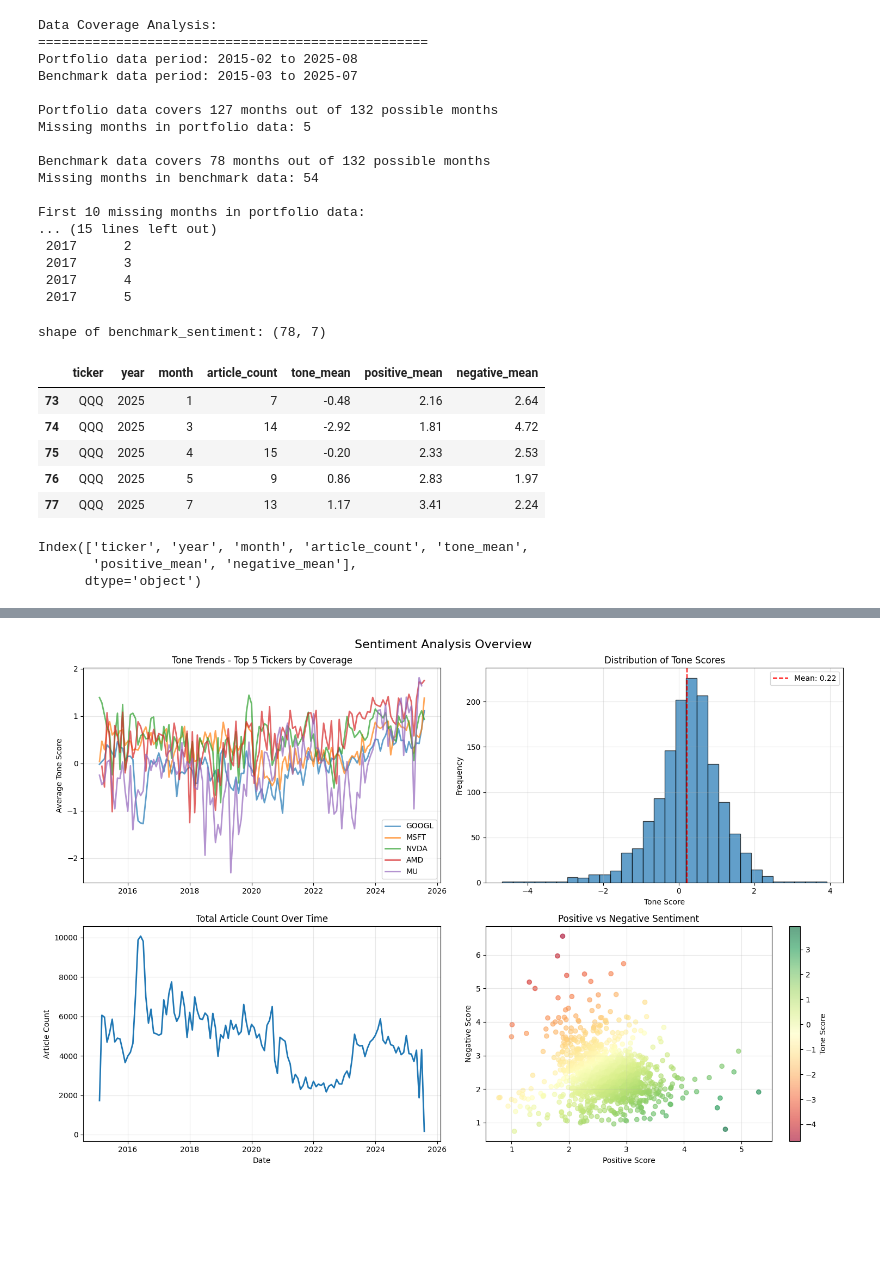
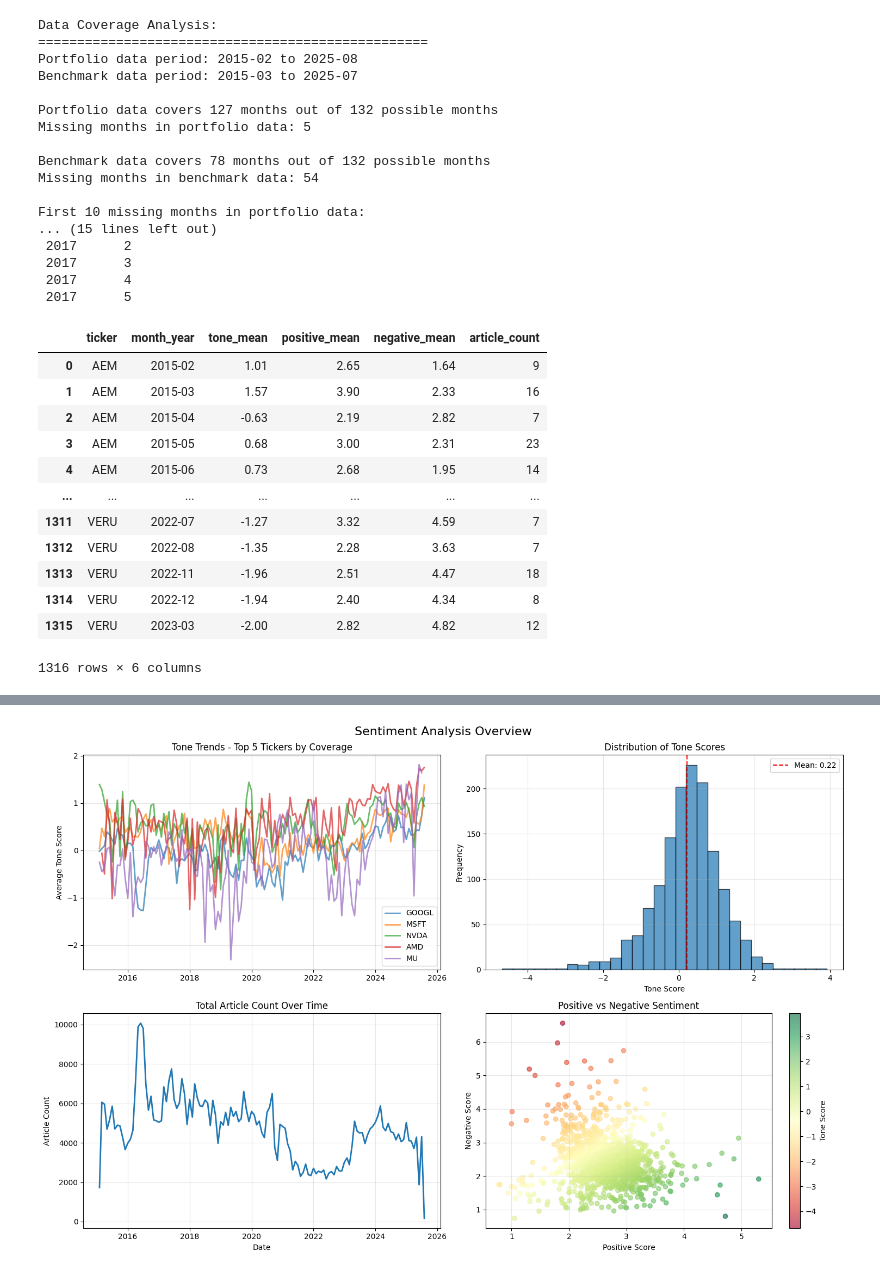
Before and after one commit to natalia-marko/reinforcement-learning-in-finance, a Jupyter notebook: harlf_last_version/news_scraper/0_v2tone_precomputed_analysis.ipynb, the cells around one changed output, grey strips where cells are left out. Cells and saved outputs as stored; diff of their text form; code cells hidden in the pictures; blank space fills up the shorter version.

Commit message:
finished statistical analysis on scraped sentiment data

```diff
--- a/harlf_last_version/news_scraper/0_v2tone_precomputed_analysis.ipynb
+++ b/harlf_last_version/news_scraper/0_v2tone_precomputed_analysis.ipynb
@@ -85,23 +85,27 @@ First 10 missing months in portfolio data:
  2017      3
  2017      4
  2017      5
-# %%
-col_to_keep = ['ticker', 'year', 'month', 'article_count', 'tone_mean', 'positive_mean', 'negative_mean']
-portfolio_tickers_sentiment =  portfolio_tickers_sentiment[col_to_keep]
-benchmark_sentiment = benchmark_sentiment[col_to_keep]
-print(f"shape of benchmark_sentiment: {benchmark_sentiment.shape}")
-benchmark_sentiment.tail()
-# %% [output]
-shape of benchmark_sentiment: (78, 7)
-|  | ticker | year | month | article_count | tone_mean | positive_mean | negative_mean |
-| 73 | QQQ | 2025 | 1 | 7 | -0.48 | 2.16 | 2.64 |
-| 74 | QQQ | 2025 | 3 | 14 | -2.92 | 1.81 | 4.72 |
-| 75 | QQQ | 2025 | 4 | 15 | -0.20 | 2.33 | 2.53 |
-| 76 | QQQ | 2025 | 5 | 9 | 0.86 | 2.83 | 1.97 |
-| 77 | QQQ | 2025 | 7 | 13 | 1.17 | 3.41 | 2.24 |
-# %%
-benchmark_sentiment.columns
-# %% [output]
-Index(['ticker', 'year', 'month', 'article_count', 'tone_mean',
-       'positive_mean', 'negative_mean'],
-      dtype='object')
+# %%
+def prepare_sentiment_data(df):
+    # Create month_year string column for easier date handling
+    df['month_year'] = df['year'].astype(str) + '-' + df['month'].astype(str)
+    # Convert to datetime and format as YYYY-MM
+    df['month_year'] = pd.to_datetime(df['month_year'], format='%Y-%m').dt.strftime('%Y-%m')
+    return df[['ticker', 'month_year', 'tone_mean', 'positive_mean', 'negative_mean', 'article_count']]
+
+tickers_sentiment = prepare_sentiment_data(portfolio_tickers_sentiment)
+tickers_sentiment
+# %% [output]
+|  | ticker | month_year | tone_mean | positive_mean | negative_mean | article_count |
+| 0 | AEM | 2015-02 | 1.01 | 2.65 | 1.64 | 9 |
+| 1 | AEM | 2015-03 | 1.57 | 3.90 | 2.33 | 16 |
+| 2 | AEM | 2015-04 | -0.63 | 2.19 | 2.82 | 7 |
+| 3 | AEM | 2015-05 | 0.68 | 3.00 | 2.31 | 23 |
+| 4 | AEM | 2015-06 | 0.73 | 2.68 | 1.95 | 14 |
+| ... | ... | ... | ... | ... | ... | ... |
+| 1311 | VERU | 2022-07 | -1.27 | 3.32 | 4.59 | 7 |
+| 1312 | VERU | 2022-08 | -1.35 | 2.28 | 3.63 | 7 |
+| 1313 | VERU | 2022-11 | -1.96 | 2.51 | 4.47 | 18 |
+| 1314 | VERU | 2022-12 | -1.94 | 2.40 | 4.34 | 8 |
+| 1315 | VERU | 2023-03 | -2.00 | 2.82 | 4.82 | 12 |
+1316 rows × 6 columns
```
Also changed, not shown: parts of 11 cells of this notebook.
